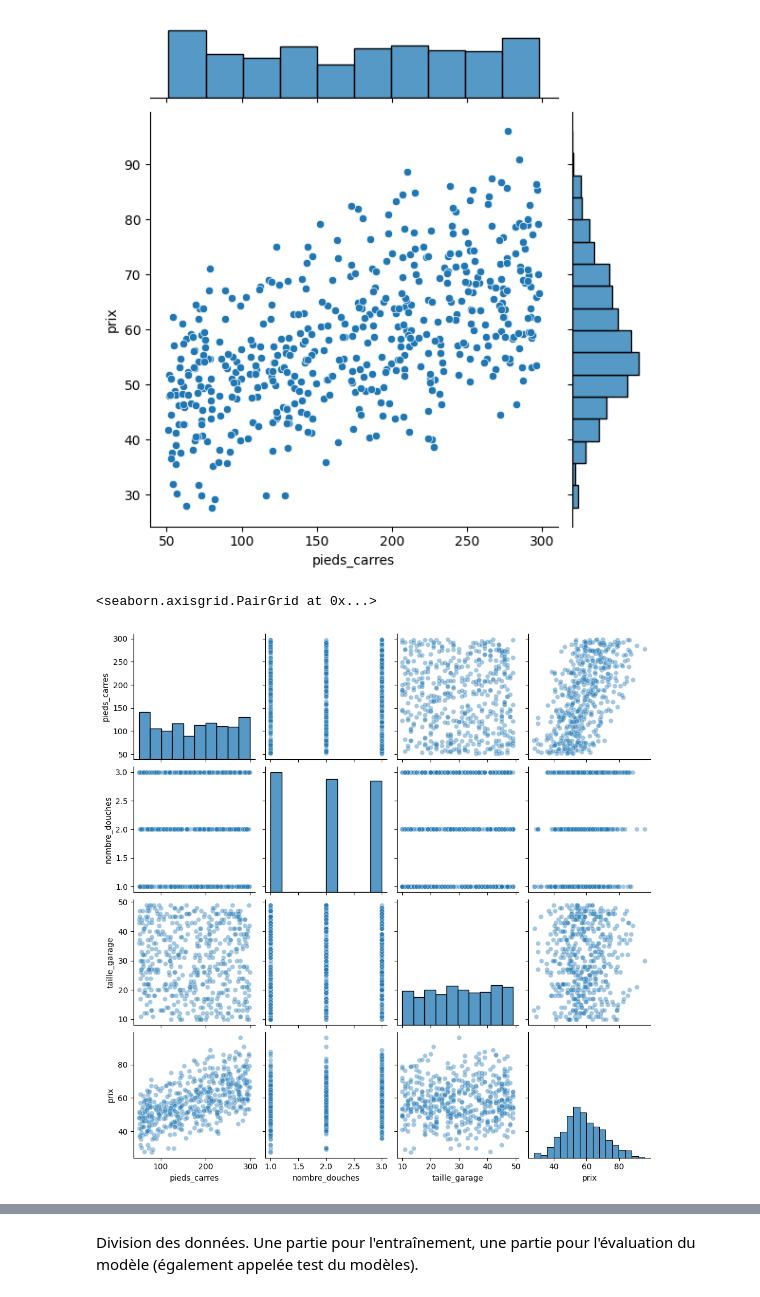
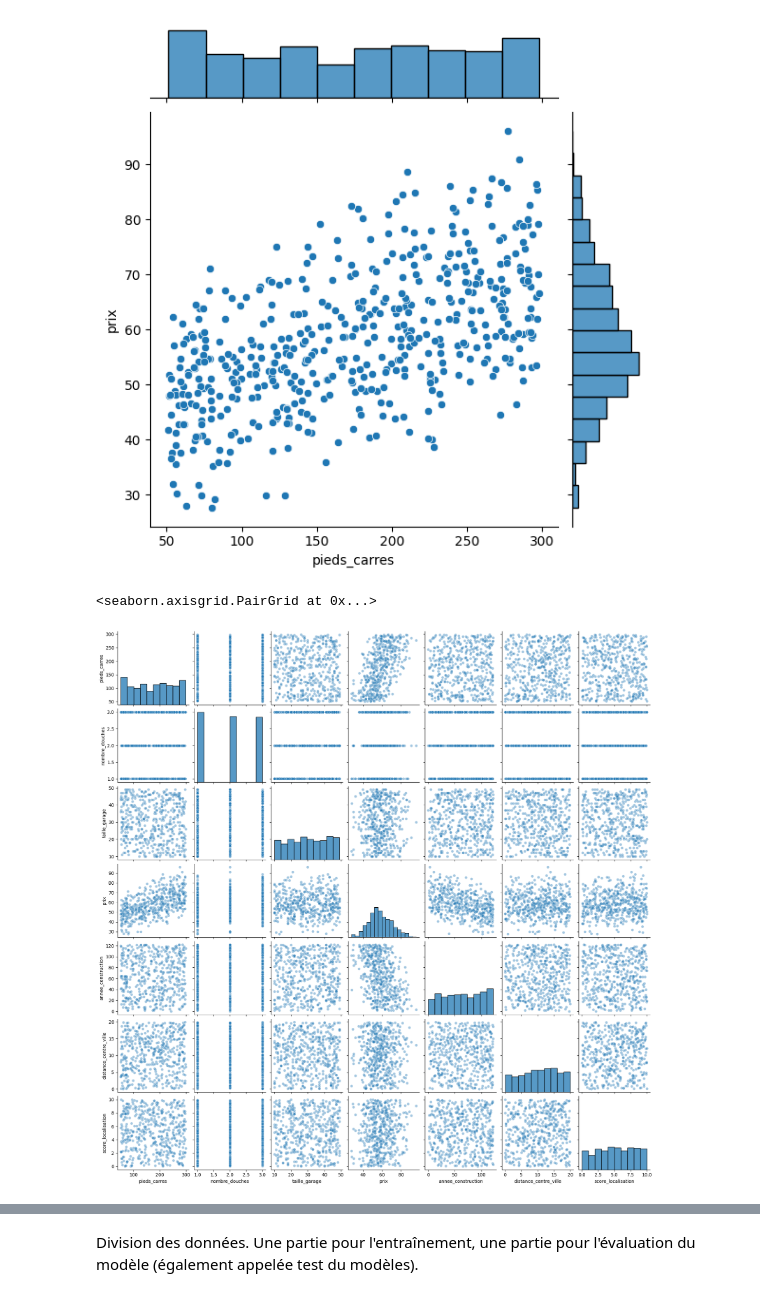
Before and after one commit to Zedfst/Linear_Regression, a Jupyter notebook: RentPrediction.ipynb, the cells around one changed output, grey strips where cells are left out. Drawn from its saved outputs; the diff is of its cells as text; code cells hidden in the pictures.

```diff
--- a/RentPrediction.ipynb
+++ b/RentPrediction.ipynb
@@ -90,3 +101,9 @@ Data columns (total 12 columns):
  11  prix                   500 non-null    float64
 dtypes: float64(4), int64(8)
 memory usage: 47.0 KB
+# %%
+#Convertir les dates en durée en fonction de la date la plus récente.
+max_date=data.annee_construction.max()
+print(f'maximum date {max_date}')
+data['annee_construction']=data['annee_construction'].apply(lambda x: max_date-x)
+data.head(2)
@@ -96,7 +126,7 @@ Changons le type de données des colonnes catégorielles/discrètes listé ci-de
 - avec_piscine
 - annee_construction
 # %%
-data[['avec_jardin','avec_piscine','annee_construction']]=data[['avec_jardin','avec_piscine','annee_construction']].astype(object)
+data[['avec_jardin','avec_piscine']]=data[['avec_jardin','avec_piscine']].astype(object)
 data.info()
 # %% [output]
 <class 'pandas.core.frame.DataFrame'>
@@ -161,7 +195,7 @@ sns.jointplot(x="pieds_carres",y="prix",data=data)
 <seaborn.axisgrid.JointGrid at 0x...>
 [figure]
 # %%
-sns.pairplot(data[['pieds_carres','nombre_douches','taille_garage','prix']],kind='scatter',plot_kws={"alpha":0.4})
+sns.pairplot(data[['pieds_carres','nombre_douches','taille_garage','prix','annee_construction','distance_centre_ville','score_localisation']],kind='scatter',plot_kws={"alpha":0.4})
 # %% [output]
 <seaborn.axisgrid.PairGrid at 0x...>
-[figure, old version]
+[figure, new version]
```
Also changed, not shown: parts of 36 cells of this notebook, 1 other file.
